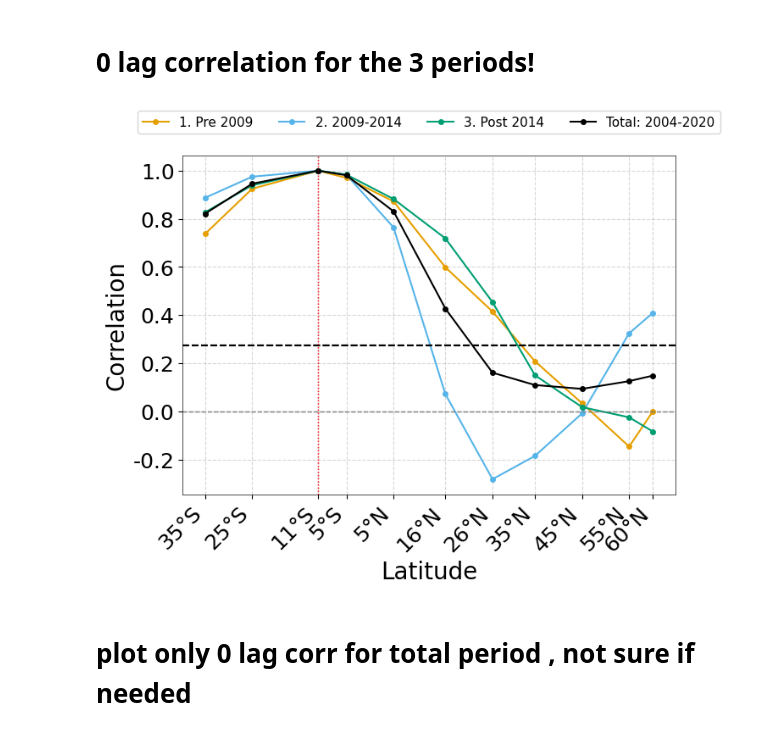
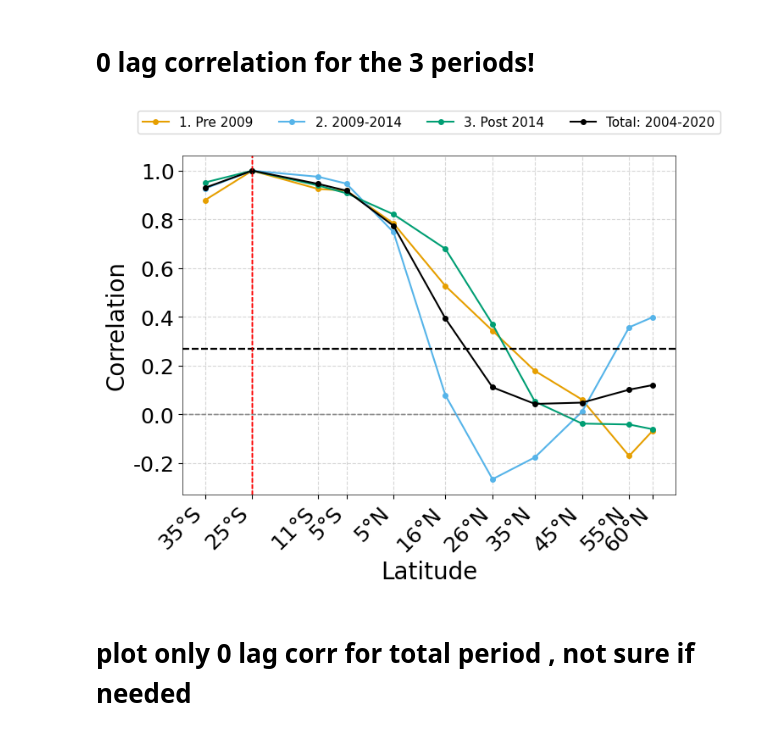
Before and after one commit to lea-dietz/masterthesis, a Jupyter notebook: coding/mht.ipynb, the cells around one changed output. Saved outputs shown, nothing was run; the diff lists cells and outputs as text; code cells hidden in the pictures.

```diff
--- a/coding/mht.ipynb
+++ b/coding/mht.ipynb
@@ -441,15 +447,15 @@ periods_corrs = {}
 periods_significance = {}
 cross_block_results = {}
 
-only_total = {k: v for k, v in periods.items() if k == "total"}
+only_total_period = {k: v for k, v in periods.items() if k == "total"}
 
 sub_periods = {k: v for k, v in periods.items() if k != "total"}
 
 total = False
 
 if total == True:
-    periods_sel = only_total
-    n = len(only_total)
+    periods_sel = only_total_period
+    n = len(only_total_period)
 else:
     periods_sel = sub_periods
     n = len(sub_periods)
@@ -1494,8 +1523,10 @@ def plot_zero_lag_corr_grid(mht_sel, mht_detrended,
                             periods, periods_labels,
                             lats, lat_labels,
                             lat_sel,
+                            colors = ["#E69F00", "#56B4E9", "#009E73", "black"],
                             signifance_periods=None,
                             savefig=False, figsize=(7.5, 5.2),
+                            savelabel=None
                             ):
     fig, ax = plt.subplots(figsize=figsize)
     ax.spines["left"].set_linewidth(0.5)
@@ -1503,7 +1534,6 @@ def plot_zero_lag_corr_grid(mht_sel, mht_detrended,
     ax.spines["top"].set_linewidth(0.5)
     ax.spines["bottom"].set_linewidth(0.5)
 
-    colors = ["#E69F00", "#56B4E9", "#009E73", "black"]
 
     corrs = {}
     for idx, (period_name, (t0, t1)) in enumerate(periods.items()):
@@ -1555,7 +1585,10 @@ def plot_zero_lag_corr_grid(mht_sel, mht_detrended,
     # fig.tight_layout()
     if savefig:
         os.makedirs("figures/0lag/", exist_ok=True)
-        fig.savefig(f"figures/0lag/corr_{lat_label}.png", dpi=300, bbox_inches='tight')
+        if savelabel is not None:
+            fig.savefig(f"figures/0lag/corr_{lat_label}_{savelabel}.png", dpi=300, bbox_inches='tight')
+        else:
+            fig.savefig(f"figures/0lag/corr_{lat_label}.png", dpi=300, bbox_inches='tight')
     plt.show()
     return corrs
 # %%
@@ -1565,20 +1598,20 @@ mht_detrended = mht_detrended.assign_coords(
 )
 # %%
 
-lat_sel = -11
+lat_sel = -25
 idx_sel = [np.where((lats == lat_sel))[0][0]]
 
 mht_sel = mht_detrended.isel(lat=idx_sel).squeeze('lat')
 
 corrs = plot_zero_lag_corr_grid(
     mht_sel, mht_detrended,
     periods, periods_labels,
     lat_sel=lat_sel,
     signifance_periods=signifance_periods,
     lats=lats, lat_labels=lat_labels,
     savefig=True,
 )
 # %% [output]
-[figure, old version]
+[figure, new version]
 # %% [markdown]
 # plot only 0 lag corr for total period , not sure if needed
```
Also changed, not shown: parts of 7 cells of this notebook, 55 other files.
